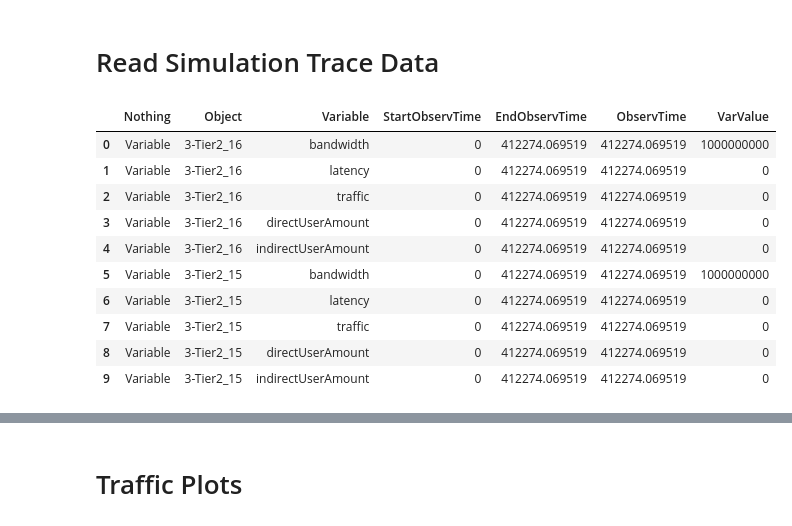
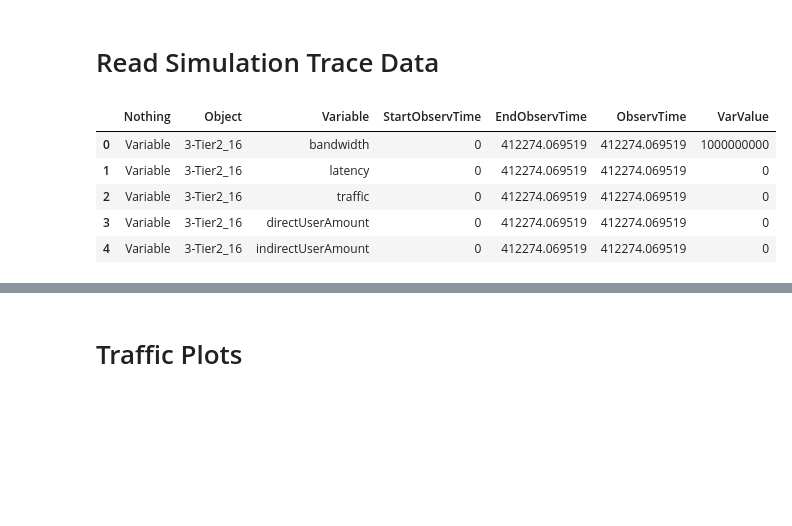
Before and after one commit to skygrid/grid_simulation, a Jupyter notebook: results/SimulationResults.ipynb, the cells around one changed output, grey strips where cells are left out. Drawn from its saved outputs; the diff is of its cells as text; code cells hidden in the pictures; blank space fills up the shorter version.

```diff
--- a/results/SimulationResults.ipynb
+++ b/results/SimulationResults.ipynb
@@ -98,16 +98,11 @@ jtp.job_life_time_by_jobtype()
 # %%
 sim_trace_data = pandas.read_csv("data/simulation/trace.csv", header=None, sep=', ')
 sim_trace_data.columns = ['Nothing', 'Object', 'Variable', 'StartObservTime', 'EndObservTime', 'ObservTime', 'VarValue']
-sim_trace_data.head(10)
+sim_trace_data.head(5)
 # %% [output]
 |  | Nothing | Object | Variable | StartObservTime | EndObservTime | ObservTime | VarValue |
 | 0 | Variable | 3-Tier2_16 | bandwidth | 0 | 412274.069519 | 412274.069519 | 1000000000 |
 | 1 | Variable | 3-Tier2_16 | latency | 0 | 412274.069519 | 412274.069519 | 0 |
 | 2 | Variable | 3-Tier2_16 | traffic | 0 | 412274.069519 | 412274.069519 | 0 |
 | 3 | Variable | 3-Tier2_16 | directUserAmount | 0 | 412274.069519 | 412274.069519 | 0 |
 | 4 | Variable | 3-Tier2_16 | indirectUserAmount | 0 | 412274.069519 | 412274.069519 | 0 |
-| 5 | Variable | 3-Tier2_15 | bandwidth | 0 | 412274.069519 | 412274.069519 | 1000000000 |
-| 6 | Variable | 3-Tier2_15 | latency | 0 | 412274.069519 | 412274.069519 | 0 |
-| 7 | Variable | 3-Tier2_15 | traffic | 0 | 412274.069519 | 412274.069519 | 0 |
-| 8 | Variable | 3-Tier2_15 | directUserAmount | 0 | 412274.069519 | 412274.069519 | 0 |
-| 9 | Variable | 3-Tier2_15 | indirectUserAmount | 0 | 412274.069519 | 412274.069519 | 0 |
```
Also changed, not shown: parts of 13 cells of this notebook, 1 other file.
